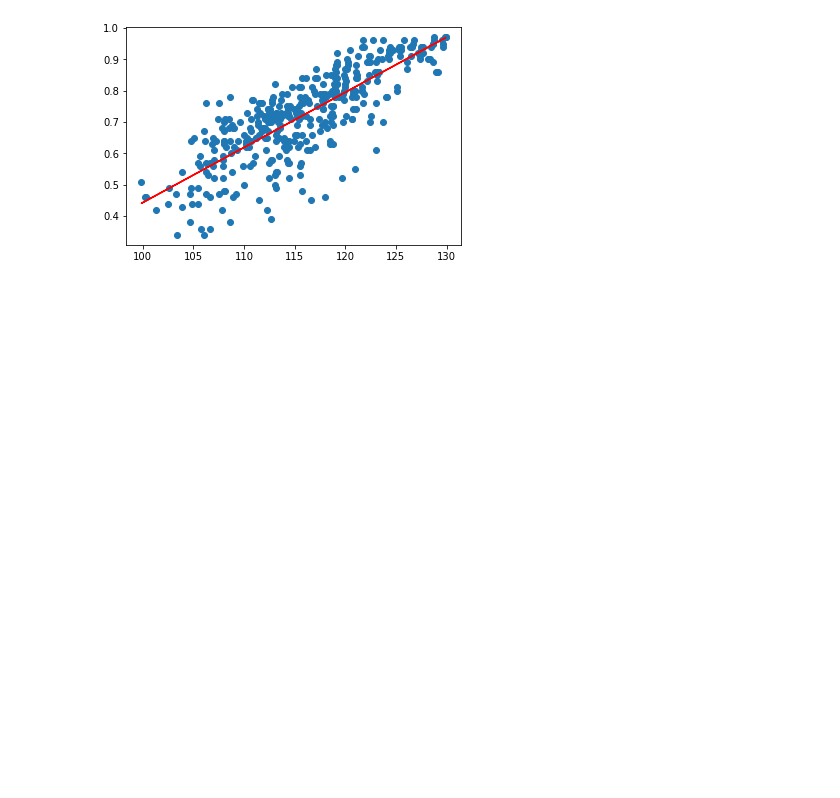
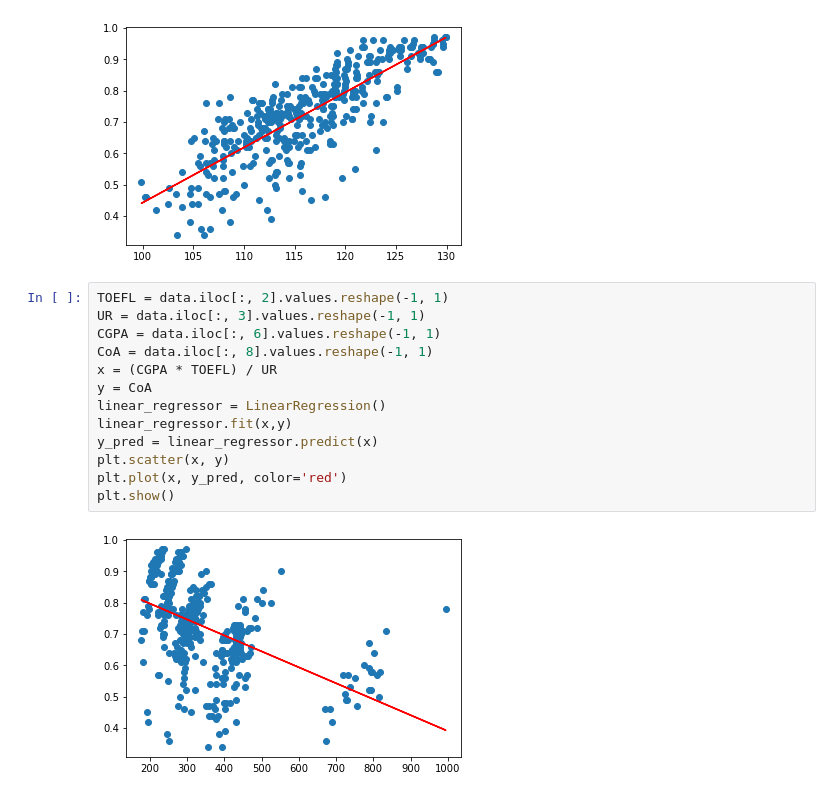
Before and after one commit to GuilleLink/HDTRegresion, a Jupyter notebook: Laboratorio 1.ipynb, the cells around one changed output. Drawn from its saved outputs; the diff is of its cells as text; blank space fills up the shorter version.

```diff
--- a/Laboratorio 1.ipynb
+++ b/Laboratorio 1.ipynb
@@ -134,3 +136,18 @@ plt.plot(x, y_pred, color='red')
 plt.show()
 # %% [output]
 [figure]
+# %%
+TOEFL = data.iloc[:, 2].values.reshape(-1, 1)
+UR = data.iloc[:, 3].values.reshape(-1, 1)
+CGPA = data.iloc[:, 6].values.reshape(-1, 1)
+CoA = data.iloc[:, 8].values.reshape(-1, 1)
+x = (CGPA * TOEFL) / UR
+y = CoA
+linear_regressor = LinearRegression()
+linear_regressor.fit(x,y)
+y_pred = linear_regressor.predict(x)
+plt.scatter(x, y)
+plt.plot(x, y_pred, color='red')
+plt.show()
+# %% [output]
+[figure, added]
```
Also changed, not shown: parts of 7 cells of this notebook.
